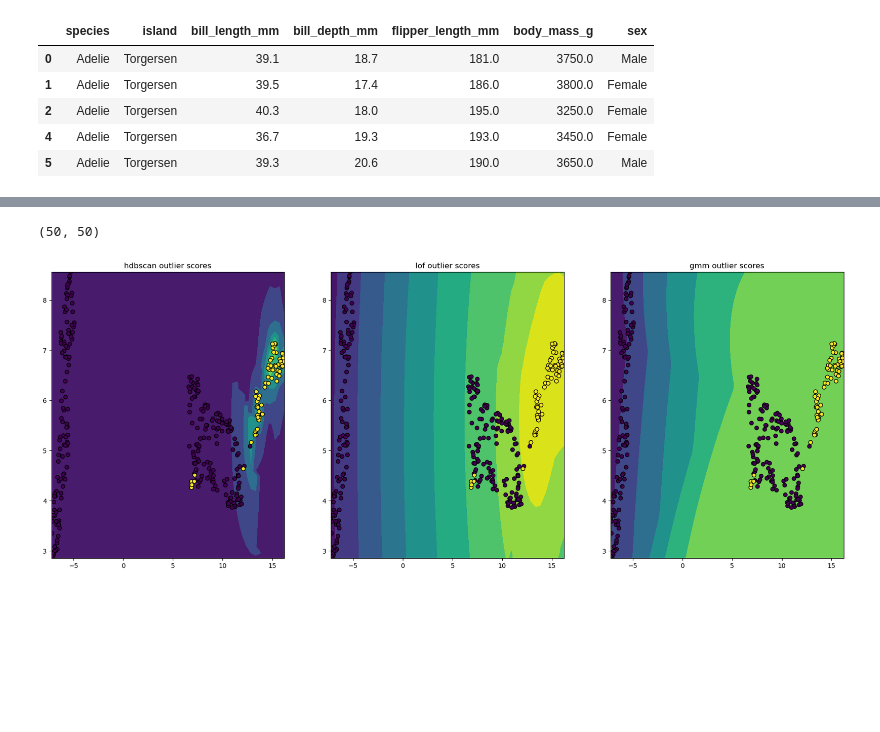
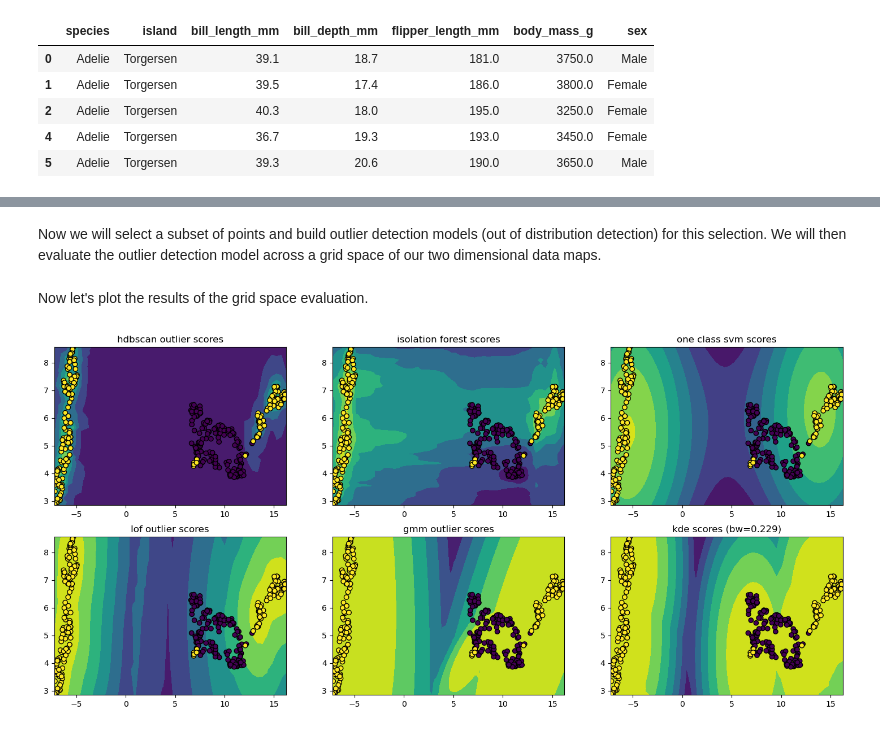
Before and after one commit to jc-healy/Out-Of-Distribution, a Jupyter notebook: OutOfDistributionComparison.ipynb, the cells around one changed output, grey strips where cells are left out. Cells and saved outputs as stored; diff of their text form; code cells hidden in the pictures; blank space fills up the shorter version.

```diff
--- a/OutOfDistributionComparison.ipynb
+++ b/OutOfDistributionComparison.ipynb
@@ -94,9 +51,10 @@ sns.pairplot(ood, hue='selected');
-# %%
-gmm_grid_pred.shape
-# %% [output]
-(50, 50)
+# %% [markdown]
+Now we will select a subset of points and build outlier detection models (out of distribution detection) for this selection.  We will then evaluate the outlier detection model across a grid space of our two dimensional data maps.
 # %%
-selected = penguins.species=='Chinstrap'
+#selected = penguins.species=='Chinstrap'
+#selected = penguins.species=='Gentoo'
+#selected = penguins.species=='Adelie'
+selected = (penguins.species=='Chinstrap') | (penguins.species=='Gentoo')
 
 feature_1, feature_2 = np.meshgrid(
     np.linspace(penguin_datamap[:, 0].min(), penguin_datamap[:, 0].max()),
@@ -109,25 +67,50 @@ hdbscan_ood = hdbscan.HDBSCAN(prediction_data=True).fit(penguin_datamap[selected
 grid_predicted = 1-hdbscan.approximate_predict_scores(hdbscan_ood, grid)
 hdbscan_grid_pred = np.reshape(grid_predicted, feature_1.shape)
 
+#lof
 lof_ood = LocalOutlierFactor(novelty=True).fit(penguin_datamap[selected])
 grid_predicted = lof_ood.score_samples(grid)
 lof_grid_pred = np.reshape(grid_predicted, feature_1.shape)
 
+#gaussian mixture model
 gmm_ood = GaussianMixture(n_components=10).fit(penguin_datamap[selected])
 grid_predicted = gmm_ood.score_samples(grid)
 gmm_grid_pred = np.reshape(grid_predicted, feature_1.shape)
 
-outlier_grid = [hdbscan_grid_pred, lof_grid_pred, gmm_grid_pred]
-titles = ['hdbscan outlier scores', 'lof outlier scores', 'gmm outlier scores']
+#isolation forest
+iso_ood = IsolationForest().fit(penguin_datamap[selected])
+grid_predicted = iso_ood.score_samples(grid)
+iso_grid_pred = np.reshape(grid_predicted, feature_1.shape)
+
+#One class SVM
+svm_ood = OneClassSVM().fit(penguin_datamap[selected])
+grid_predicted = svm_ood.score_samples(grid)
+svm_grid_pred = np.reshape(grid_predicted, feature_1.shape)
+
+# use grid search cross-validation to optimize the bandwidth of a kde
+params = {"bandwidth": np.logspace(-1, 1, 40)}
+kde_ood_grid = GridSearchCV(KernelDensity(), params)
+kde_ood_grid.fit(penguin_datamap[selected])
+kde_ood = kde_ood_grid.best_estimator_
+grid_predicted = kde_ood.score_samples(grid)
+kde_grid_pred = np.reshape(grid_predicted, feature_1.shape)
+
+#collect the results
+outlier_grid = [hdbscan_grid_pred, iso_grid_pred, svm_grid_pred,  lof_grid_pred, gmm_grid_pred, kde_grid_pred]
+titles = ['hdbscan outlier scores', 'isolation forest scores', 'one class svm scores',  'lof outlier scores', 'gmm outlier scores', f'kde scores (bw={kde_ood.bandwidth:0.3})']
+sample_evaluation = pd.DataFrame([1-hdbscan.approximate_predict_scores(hdbscan_ood, penguin_datamap), iso_ood.score_samples(penguin_datamap), svm_ood.score_samples(penguin_datamap), lof_ood.score_samples(penguin_datamap), gmm_ood.score_samples(penguin_datamap), kde_ood.score_samples(penguin_datamap)]).T
+sample_evaluation.columns = titles
+# %% [markdown]
+Now let's plot the results of the grid space evaluation.
 # %%
-fig, ax = plt.subplots(nrows=1, ncols=3, figsize=(22,8))
-ax = ax.T.flatten()
+fig, ax = plt.subplots(nrows=2, ncols=3, figsize=(18,8))
+ax = ax.T.flatten('F')
 i = 0
 
-for i in range(3):
+for i in range(len(outlier_grid)):
     disp = DecisionBoundaryDisplay(xx0=feature_1, xx1=feature_2, response=outlier_grid[i])
     disp.plot(ax=ax[i])
     ax[i].scatter(penguin_datamap[:, 0], penguin_datamap[:, 1], c=selected, edgecolor="k")
     ax[i].title.set_text(titles[i])
 # %% [output]
-[figure, old version]
+[figure, new version]
```
Also changed, not shown: parts of 16 cells of this notebook.
